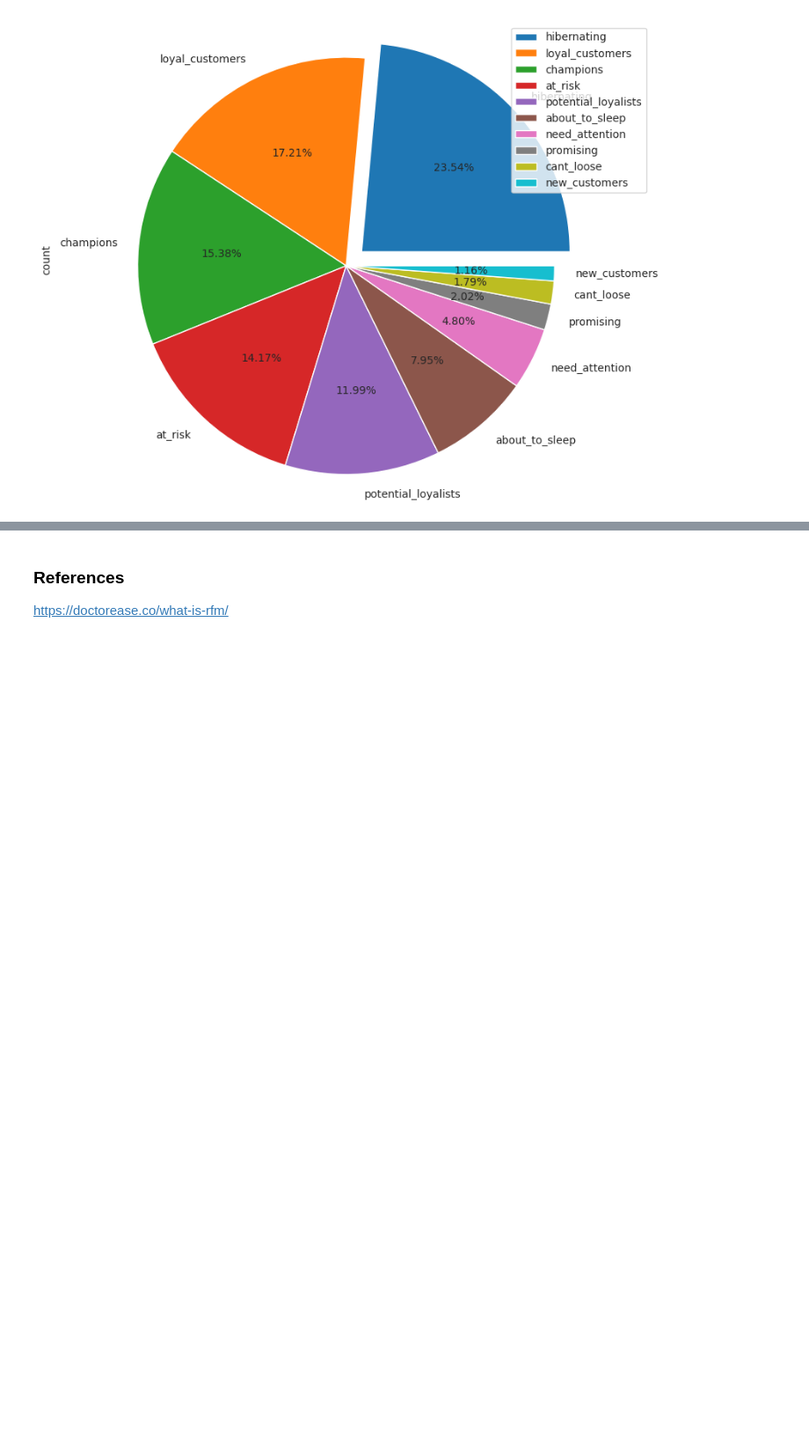
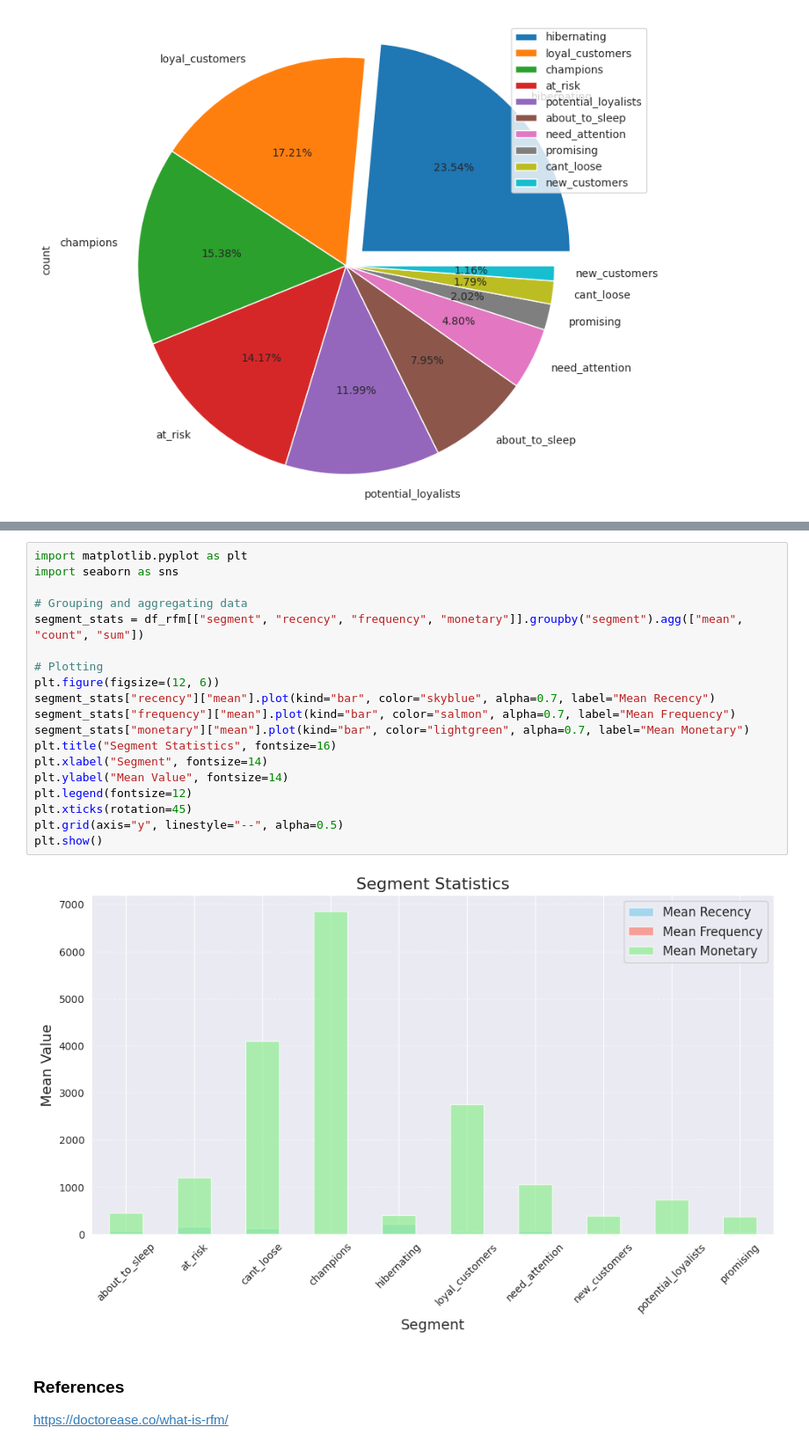
Before and after one commit to hhuseyincosgun/Online-Retail-EDA-RFM-Analysis, a Jupyter notebook: online-retail-eda-rfm.ipynb, the cells around one changed output, grey strips where cells are left out. Shown at 88% size. Cells and saved outputs as stored; diff of their text form; blank space fills up the shorter version.

```diff
--- a/online-retail-eda-rfm.ipynb
+++ b/online-retail-eda-rfm.ipynb
@@ -586,6 +620,27 @@ rfm[["rfm_segment","recency", "frequency", "monetary"]].groupby("rfm_segment").a
 | new_customers | 8.580 | 50 | 429 | 1.000 | 50 | 50 | 386.199 | 50 | 19309.960 |
 | potential_loyalists | 18.793 | 517 | 9716 | 2.017 | 517 | 1043 | 729.511 | 517 | 377157.180 |
 | promising | 25.747 | 87 | 2240 | 1.000 | 87 | 87 | 367.087 | 87 | 31936.550 |
+# %%
+import matplotlib.pyplot as plt
+import seaborn as sns
+
+# Grouping and aggregating data
+segment_stats = df_rfm[["segment", "recency", "frequency", "monetary"]].groupby("segment").agg(["mean", "count", "sum"])
+
+# Plotting
+plt.figure(figsize=(12, 6))
+segment_stats["recency"]["mean"].plot(kind="bar", color="skyblue", alpha=0.7, label="Mean Recency")
+segment_stats["frequency"]["mean"].plot(kind="bar", color="salmon", alpha=0.7, label="Mean Frequency")
+segment_stats["monetary"]["mean"].plot(kind="bar", color="lightgreen", alpha=0.7, label="Mean Monetary")
+plt.title("Segment Statistics", fontsize=16)
+plt.xlabel("Segment", fontsize=14)
+plt.ylabel("Mean Value", fontsize=14)
+plt.legend(fontsize=12)
+plt.xticks(rotation=45)
+plt.grid(axis="y", linestyle="--", alpha=0.5)
+plt.show()
+# %% [output]
+[figure, added]
 # %% [markdown]
 ### References
 
```
Also changed, not shown: parts of 15 cells of this notebook.
